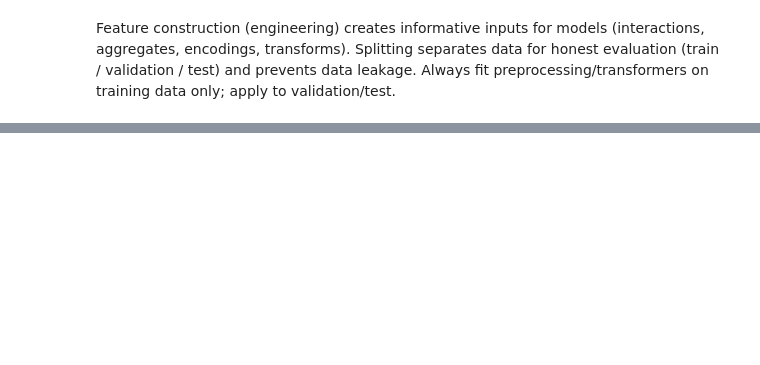
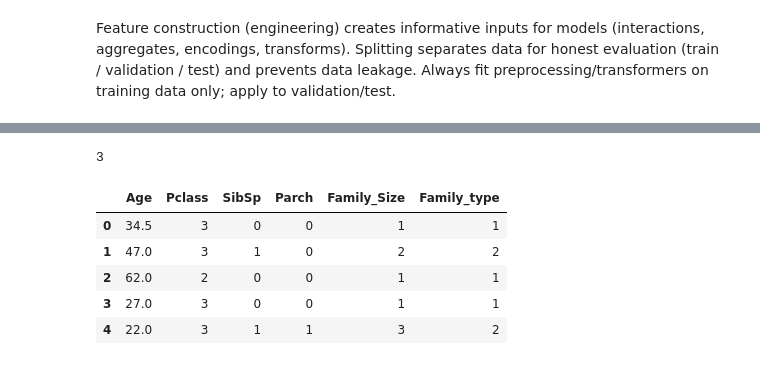
Before and after one commit to Santosh-Chapagain/Machine-Learning, a Jupyter notebook: 29. Feature_Construction_and_Splitting.ipynb, the cells around one changed output, grey strips where cells are left out. Saved outputs shown, nothing was run; the diff lists cells and outputs as text; code cells hidden in the pictures; blank space fills up the shorter version.

```diff
--- a/29. Feature_Construction_and_Splitting.ipynb
+++ b/29. Feature_Construction_and_Splitting.ipynb
@@ -29,0 +69,4 @@ df.dropna(inplace=True)
+# %%
+my_func(6)
+# %% [output]
+3
@@ -29,0 +75,9 @@ df.dropna(inplace=True)
+# %%
+x.head()
+# %% [output]
+|  | Age | Pclass | SibSp | Parch | Family_Size | Family_type |
+| 0 | 34.5 | 3 | 0 | 0 | 1 | 1 |
+| 1 | 47.0 | 3 | 1 | 0 | 2 | 2 |
+| 2 | 62.0 | 2 | 0 | 0 | 1 | 1 |
+| 3 | 27.0 | 3 | 0 | 0 | 1 | 1 |
+| 4 | 22.0 | 3 | 1 | 1 | 3 | 2 |
```
Also changed, not shown: parts of 26 cells of this notebook.
